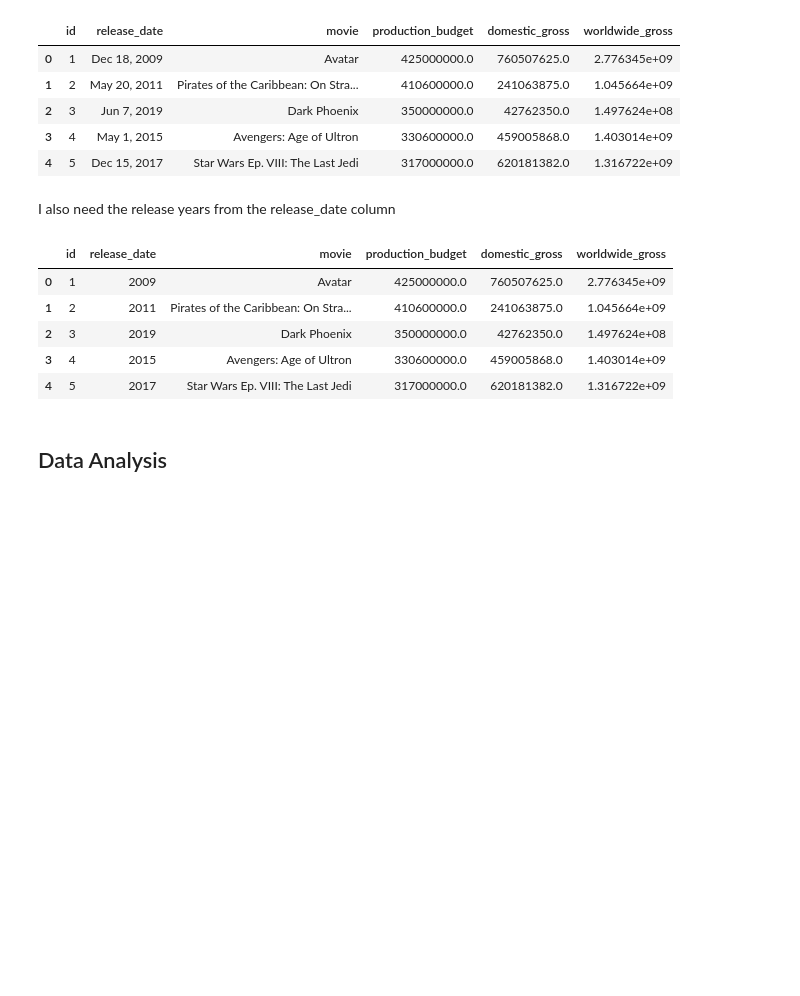
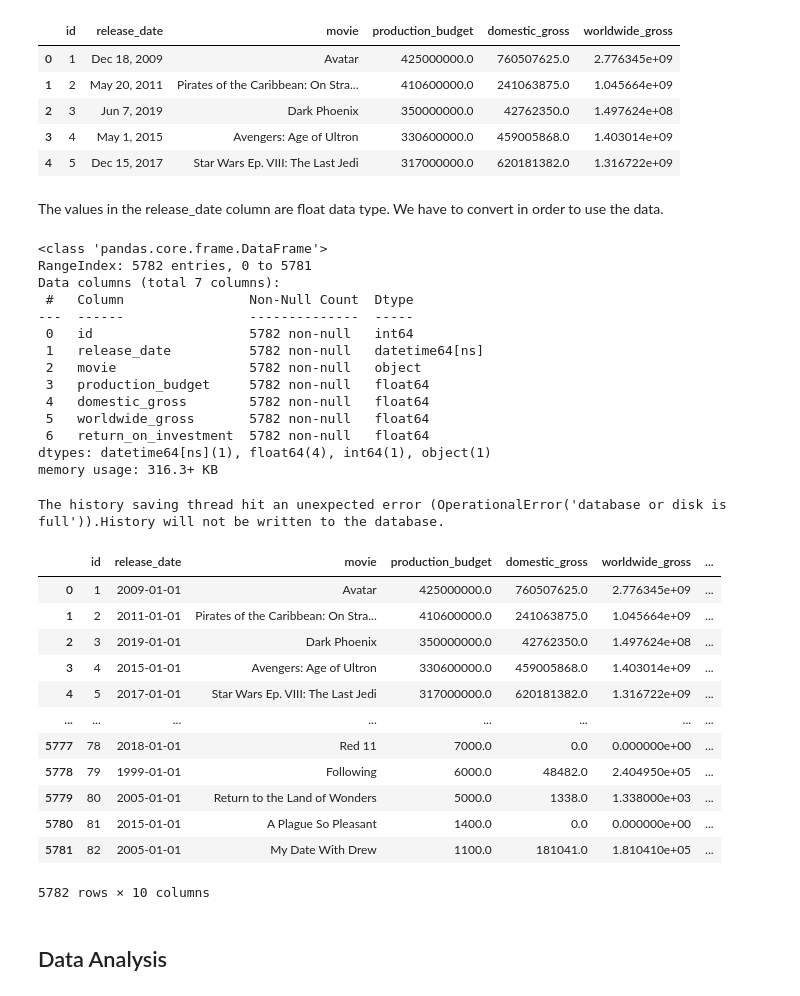
Before and after one commit to Annbellah/dsc-phase-1-project-v2-4, a Jupyter notebook: student.ipynb, the cells around one changed output. Drawn from its saved outputs; the diff is of its cells as text; code cells hidden in the pictures; blank space fills up the shorter version.

```diff
--- a/student.ipynb
+++ b/student.ipynb
@@ -230,18 +230,48 @@ movie_budgets_df.head()
 | 2 | 3 | Jun 7, 2019 | Dark Phoenix | 350000000.0 | 42762350.0 | 1.497624e+08 |
 | 3 | 4 | May 1, 2015 | Avengers: Age of Ultron | 330600000.0 | 459005868.0 | 1.403014e+09 |
 | 4 | 5 | Dec 15, 2017 | Star Wars Ep. VIII: The Last Jedi | 317000000.0 | 620181382.0 | 1.316722e+09 |
-# %% [markdown]
-I also need the release years from the release_date column
+# %% [markdown]
+The values in the release_date column are float data type. We have to convert in order to use the data.
 # %%
-movie_budgets_df['release_date'] = movie_budgets_df['release_date'].str[-4:]
-movie_budgets_df.head()
+movie_budgets_df['release_date'] = pd.to_datetime(movie_budgets_df['release_date'])
+movie_budgets_df.info()
 # %% [output]
-|  | id | release_date | movie | production_budget | domestic_gross | worldwide_gross |
-| 0 | 1 | 2009 | Avatar | 425000000.0 | 760507625.0 | 2.776345e+09 |
-| 1 | 2 | 2011 | Pirates of the Caribbean: On Stra... | 410600000.0 | 241063875.0 | 1.045664e+09 |
-| 2 | 3 | 2019 | Dark Phoenix | 350000000.0 | 42762350.0 | 1.497624e+08 |
-| 3 | 4 | 2015 | Avengers: Age of Ultron | 330600000.0 | 459005868.0 | 1.403014e+09 |
-| 4 | 5 | 2017 | Star Wars Ep. VIII: The Last Jedi | 317000000.0 | 620181382.0 | 1.316722e+09 |
+<class 'pandas.core.frame.DataFrame'>
+RangeIndex: 5782 entries, 0 to 5781
+Data columns (total 7 columns):
+ #   Column                Non-Null Count  Dtype
+---  ------                --------------  -----
+ 0   id                    5782 non-null   int64
+ 1   release_date          5782 non-null   datetime64[ns]
+ 2   movie                 5782 non-null   object
+ 3   production_budget     5782 non-null   float64
+ 4   domestic_gross        5782 non-null   float64
+ 5   worldwide_gross       5782 non-null   float64
+ 6   return_on_investment  5782 non-null   float64
+dtypes: datetime64[ns](1), float64(4), int64(1), object(1)
+memory usage: 316.3+ KB
+# %%
+
+movie_budgets_df['year'] = movie_budgets_df['release_date'].dt.year
+movie_budgets_df['month'] = movie_budgets_df['release_date'].dt.month
+movie_budgets_df['day'] = movie_budgets_df['release_date'].dt.day
+#we print the updated dataframe
+(movie_budgets_df)
+# %% [output]
+The history saving thread hit an unexpected error (OperationalError('database or disk is full')).History will not be written to the database.
+|  | id | release_date | movie | production_budget | domestic_gross | worldwide_gross | ... |
+| 0 | 1 | 2009-01-01 | Avatar | 425000000.0 | 760507625.0 | 2.776345e+09 | ... |
+| 1 | 2 | 2011-01-01 | Pirates of the Caribbean: On Stra... | 410600000.0 | 241063875.0 | 1.045664e+09 | ... |
+| 2 | 3 | 2019-01-01 | Dark Phoenix | 350000000.0 | 42762350.0 | 1.497624e+08 | ... |
+| 3 | 4 | 2015-01-01 | Avengers: Age of Ultron | 330600000.0 | 459005868.0 | 1.403014e+09 | ... |
+| 4 | 5 | 2017-01-01 | Star Wars Ep. VIII: The Last Jedi | 317000000.0 | 620181382.0 | 1.316722e+09 | ... |
+| ... | ... | ... | ... | ... | ... | ... | ... |
+| 5777 | 78 | 2018-01-01 | Red 11 | 7000.0 | 0.0 | 0.000000e+00 | ... |
+| 5778 | 79 | 1999-01-01 | Following | 6000.0 | 48482.0 | 2.404950e+05 | ... |
+| 5779 | 80 | 2005-01-01 | Return to the Land of Wonders | 5000.0 | 1338.0 | 1.338000e+03 | ... |
+| 5780 | 81 | 2015-01-01 | A Plague So Pleasant | 1400.0 | 0.0 | 0.000000e+00 | ... |
+| 5781 | 82 | 2005-01-01 | My Date With Drew | 1100.0 | 181041.0 | 1.810410e+05 | ... |
+5782 rows × 10 columns
 # %% [markdown]
 
 ## Data Analysis
```
Also changed, not shown: parts of 2 cells of this notebook.
